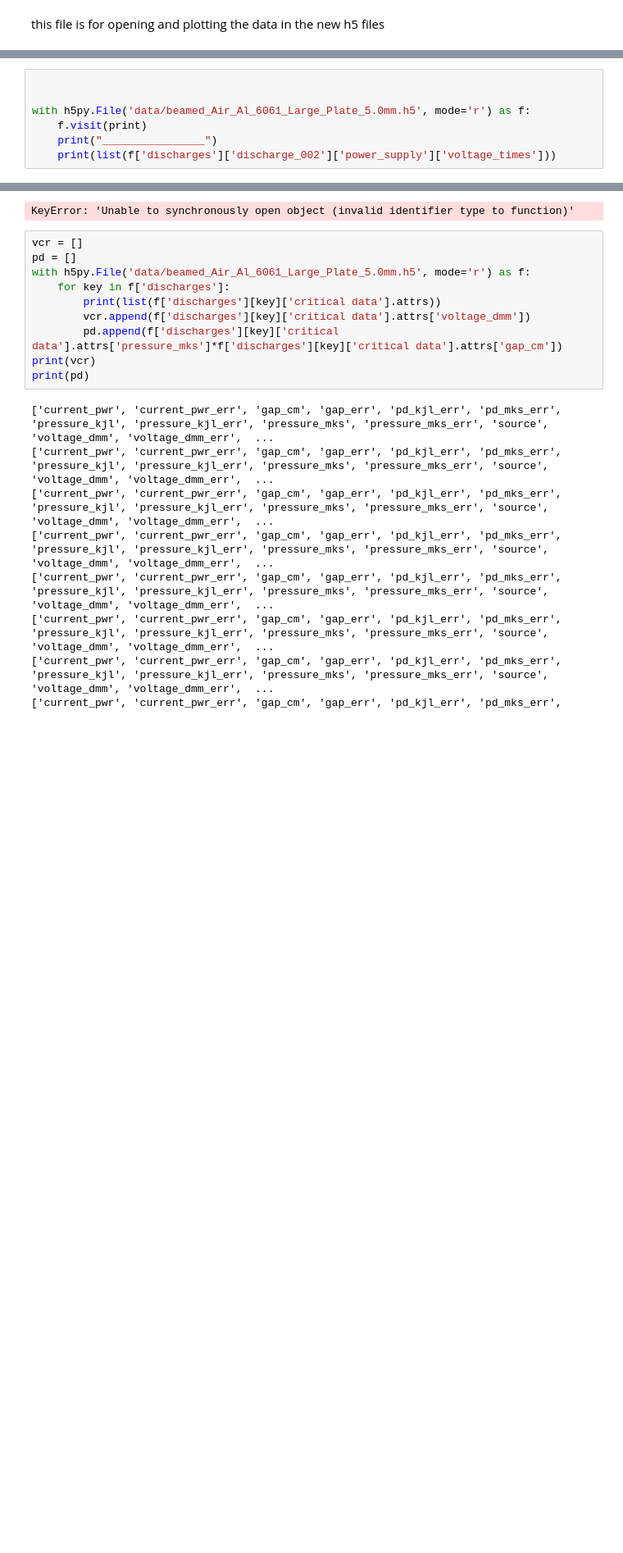
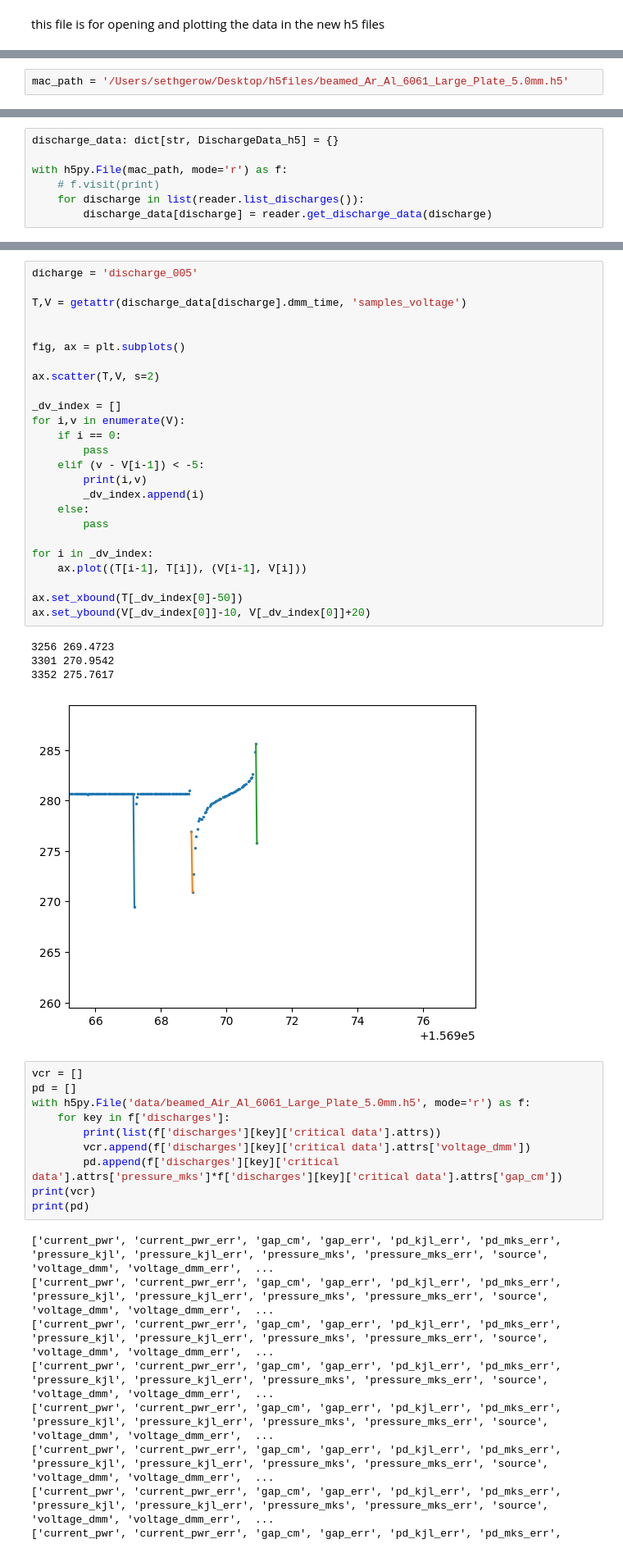
Before and after one commit to s-gerow/SAIL-Plasma, a Jupyter notebook: BeAMED_v3/read_hdf5.ipynb, the cells around one changed output, grey strips where cells are left out. Shown at 82% size. Saved outputs shown, nothing was run; the diff lists cells and outputs as text; blank space fills up the shorter version.

```diff
--- a/BeAMED_v3/read_hdf5.ipynb
+++ b/BeAMED_v3/read_hdf5.ipynb
@@ -9,3 +9,5 @@ import matplotlib.pyplot as plt
 from hdf5_reader import HDF5Reader
+# %%
+mac_path = '/Users/sethgerow/Desktop/h5files/beamed_Ar_Al_6061_Large_Plate_5.0mm.h5'
 # %%
 reader = HDF5Reader()
@@ -19,7 +17,7 @@ ax = reader.plot_discharge_timeseries(15)
 # %%
+discharge_data: dict[str, DischargeData_h5] = {}
 
-
-with h5py.File('data/beamed_Air_Al_6061_Large_Plate_5.0mm.h5', mode='r') as f:
-    f.visit(print)
-    print("________________")
-    print(list(f['discharges']['discharge_002']['power_supply']['voltage_times']))
+with h5py.File(mac_path, mode='r') as f:
+    # f.visit(print)
+    for discharge in list(reader.list_discharges()):
+        discharge_data[discharge] = reader.get_discharge_data(discharge)
@@ -44,6 +28,33 @@ ________________
 # %%
+dicharge = 'discharge_005'
+
+T,V = getattr(discharge_data[discharge].dmm_time, 'samples_voltage')
+
+
+fig, ax = plt.subplots()
+
+ax.scatter(T,V, s=2)
+
+_dv_index = []
+for i,v in enumerate(V):
+    if i == 0:
+        pass
+    elif (v - V[i-1]) < -5:
+        print(i,v)
+        _dv_index.append(i)
+    else:
+        pass
+
+for i in _dv_index:
+    ax.plot((T[i-1], T[i]), (V[i-1], V[i]))
+
+ax.set_xbound(T[_dv_index[0]-50])
+ax.set_ybound(V[_dv_index[0]]-10, V[_dv_index[0]]+20)
 # %% [output]
-KeyError: 'Unable to synchronously open object (invalid identifier type to function)'
+3256 269.4723
+3301 270.9542
+3352 275.7617
+[figure, added]
 # %%
 vcr = []
 pd = []
```
Also changed, not shown: parts of 5 cells of this notebook.
